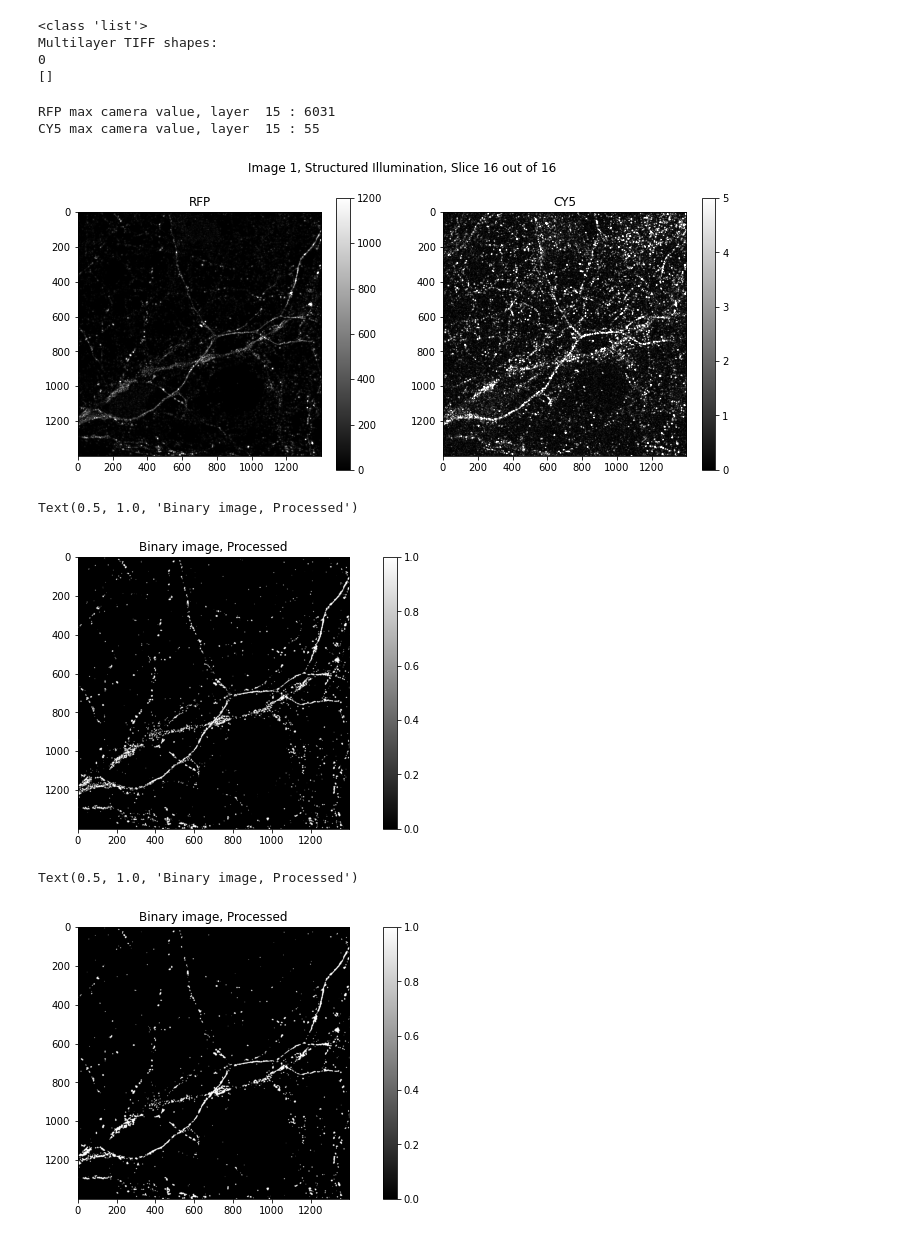
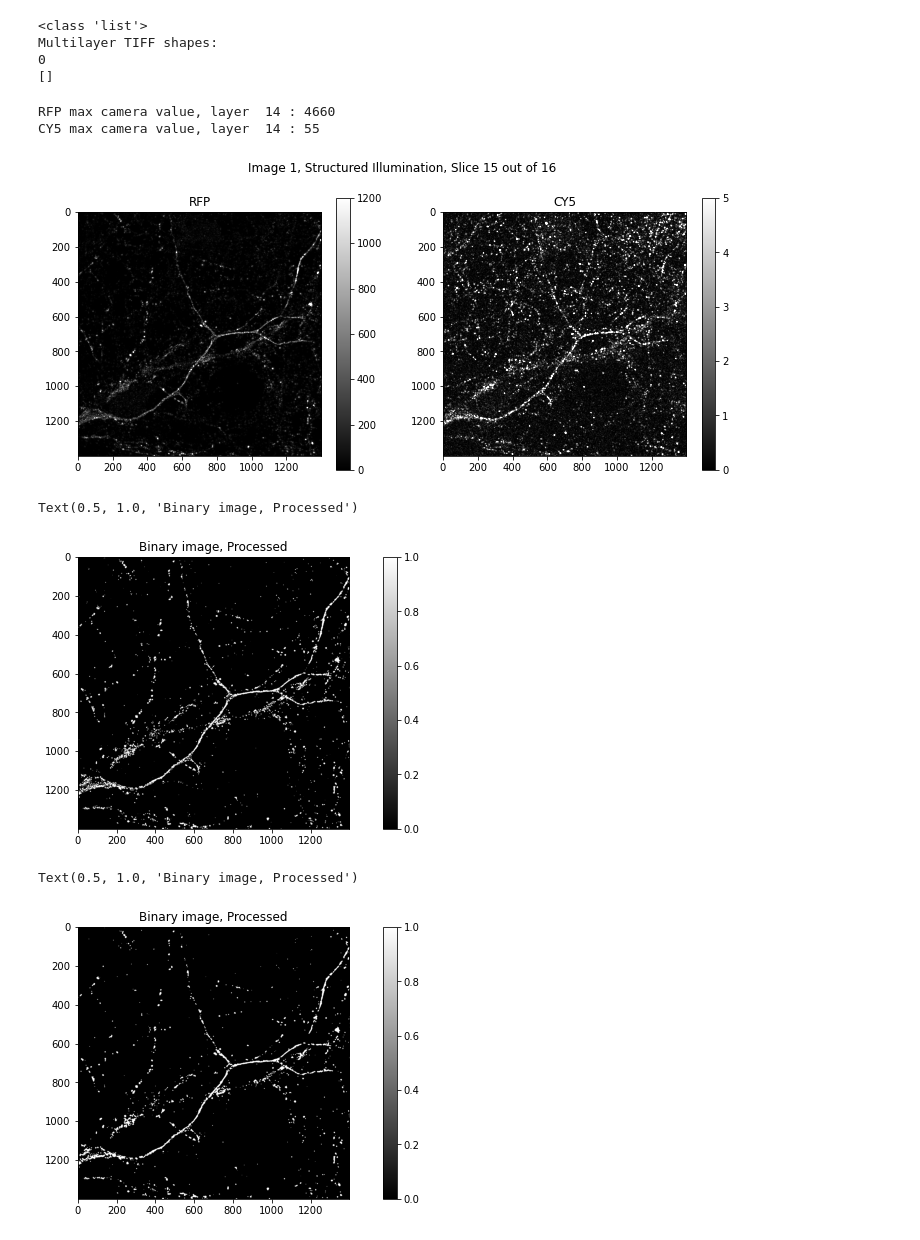
Before and after one commit to leonardocattarin/NeuronConnectivity, a Jupyter notebook: Microscopy_analysis.ipynb, the cells around one changed output. Cells and saved outputs as stored; diff of their text form; code cells hidden in the pictures.

```diff
--- a/Microscopy_analysis.ipynb
+++ b/Microscopy_analysis.ipynb
@@ -359,31 +359,31 @@ Multilayer TIFF shapes:
 []
 # %%
 N_layers = len(cv_img_2_str_RFP)
-ii = 15
+ii = 14
 
 fig, (ax1,ax2) = plt.subplots(1,2)
 
 fig.suptitle("Image 1, Structured Illumination, Slice " + str(ii+1) + " out of " + str(N_layers))
 
 pos1 = ax1.imshow(cv_img_2_str_RFP[ii], cmap="gray")
 pos1.set_clim(0,1200)
 fig.colorbar(pos1, ax=ax1)
 ax1.set_title("RFP")
 
 
 
 
 pos2 = ax2.imshow(cv_img_2_str_CY5[ii], cmap="gray")
 pos2.set_clim(0,5)
 fig.colorbar(pos2, ax=ax2)
 ax2.set_title("CY5")
 
 print("RFP max camera value, layer ", ii, ":", np.amax(cv_img_2_str_RFP[ii]))
 print("CY5 max camera value, layer ", ii, ":", np.amax(cv_img_2_str_CY5[ii]))
 # %% [output]
-RFP max camera value, layer  15 : 6031
-CY5 max camera value, layer  15 : 55
+RFP max camera value, layer  14 : 4660
+CY5 max camera value, layer  14 : 55
-[figure, old version]
+[figure, new version]
 # %%
 img = cv_img_2_str_RFP[ii]
 # %%
@@ -397,7 +397,7 @@ pos.set_clim(0,1)
 plt.title("Binary image, Processed")
 # %% [output]
 Text(0.5, 1.0, 'Binary image, Processed')
-[figure, old version]
+[figure, new version]
 # %%
 temp_img = cv.medianBlur(temp_img,5)
 
@@ -409,7 +409,7 @@ pos.set_clim(0,1)
 plt.title("Binary image, Processed")
 # %% [output]
 Text(0.5, 1.0, 'Binary image, Processed')
-[figure, old version]
+[figure, new version]
 # %%
 
 kernel_cl1 = np.ones((12,12),np.uint8)
```
Also changed, not shown: parts of 6 cells of this notebook.
